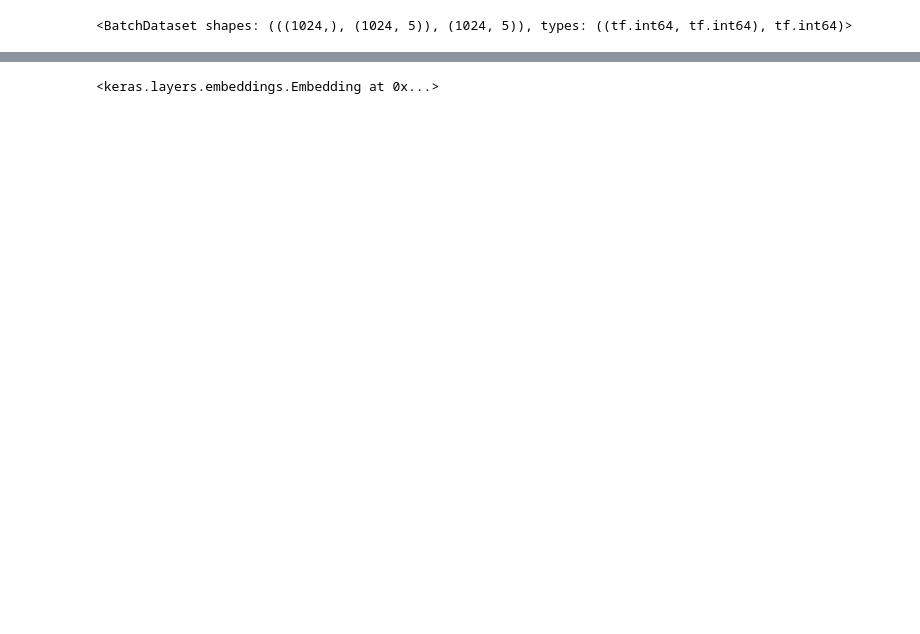
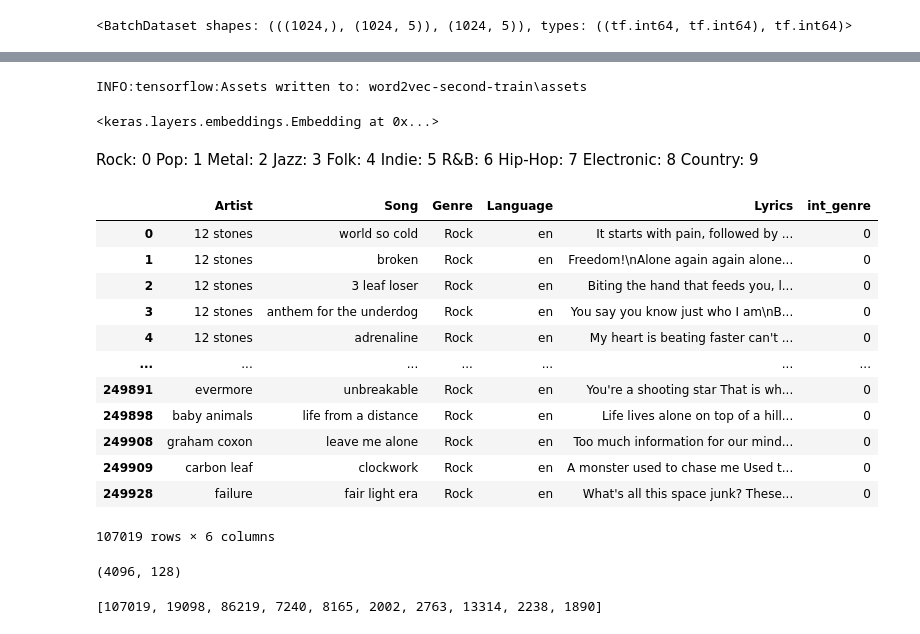
Before and after one commit to Stone-bridge-NLP/word2vec, a Jupyter notebook: word2vec genre prediction.ipynb, the cells around one changed output, grey strips where cells are left out. Cells and saved outputs as stored; diff of their text form; code cells hidden in the pictures; blank space fills up the shorter version.

Commit message:
Feat: first training

```diff
--- a/word2vec genre prediction.ipynb
+++ b/word2vec genre prediction.ipynb
@@ -0,0 +1,9 @@
+# %%
+# Create dataset
+
+import pandas as pd
+import tqdm
+
+df = pd.read_csv('./train_filtered.csv')
+
+df.head(5)
@@ -333,3 +356,7 @@ Epoch 20/20
+# %%
+word2vec.save('word2vec-second-train')
+# %% [output]
+INFO:tensorflow:Assets written to: word2vec-second-train\assets
 # %%
 weights = word2vec.get_layer('w2v_embedding').get_weights()[0]
 vocab = vectorize_layer.get_vocabulary()
@@ -339,0 +381,32 @@ word2vec.get_layer('w2v_embedding')
+# %%
+x = df['Lyrics'].values
+y = np.array(pd.Categorical(pd.factorize(df['Genre'])[0]))
+# %%
+df['int_genre'] = y
+# %% [markdown]
+Rock: 0
+Pop: 1
+Metal: 2
+Jazz: 3
+Folk: 4
+Indie: 5
+R&B: 6
+Hip-Hop: 7
+Electronic: 8
+Country: 9
+# %%
+df[df['Genre'] == 'Rock']
+# %% [output]
+|  | Artist | Song | Genre | Language | Lyrics | int_genre |
+| 0 | 12 stones | world so cold | Rock | en | It starts with pain, followed by ... | 0 |
+| 1 | 12 stones | broken | Rock | en | Freedom!\nAlone again again alone... | 0 |
+| 2 | 12 stones | 3 leaf loser | Rock | en | Biting the hand that feeds you, l... | 0 |
+| 3 | 12 stones | anthem for the underdog | Rock | en | You say you know just who I am\nB... | 0 |
+| 4 | 12 stones | adrenaline | Rock | en | My heart is beating faster can't ... | 0 |
+| ... | ... | ... | ... | ... | ... | ... |
+| 249891 | evermore | unbreakable | Rock | en | You're a shooting star That is wh... | 0 |
+| 249898 | baby animals | life from a distance | Rock | en | Life lives alone on top of a hill... | 0 |
+| 249908 | graham coxon | leave me alone | Rock | en | Too much information for our mind... | 0 |
+| 249909 | carbon leaf | clockwork | Rock | en | A monster used to chase me Used t... | 0 |
+| 249928 | failure | fair light era | Rock | en | What's all this space junk? These... | 0 |
+107019 rows × 6 columns
@@ -339,0 +423,5 @@ word2vec.get_layer('w2v_embedding')
+# %%
+# shape of embedding
+word2vec.get_layer('w2v_embedding').get_weights()[0].shape
+# %% [output]
+(4096, 128)
@@ -339,0 +470,4 @@ word2vec.get_layer('w2v_embedding')
+# %%
+print(num_data)
+# %% [output]
+[107019, 19098, 86219, 7240, 8165, 2002, 2763, 13314, 2238, 1890]
```
Also changed, not shown: parts of 42 cells of this notebook.
